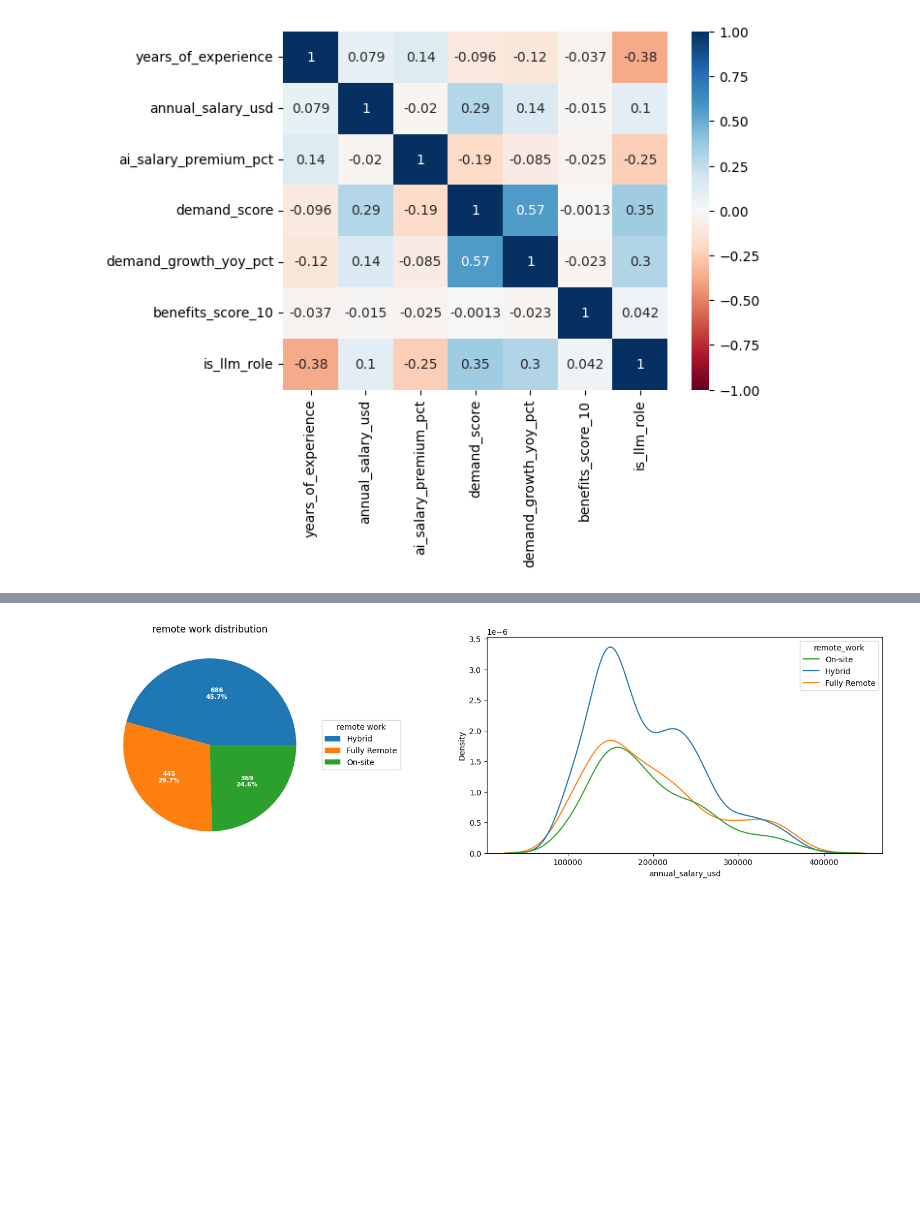
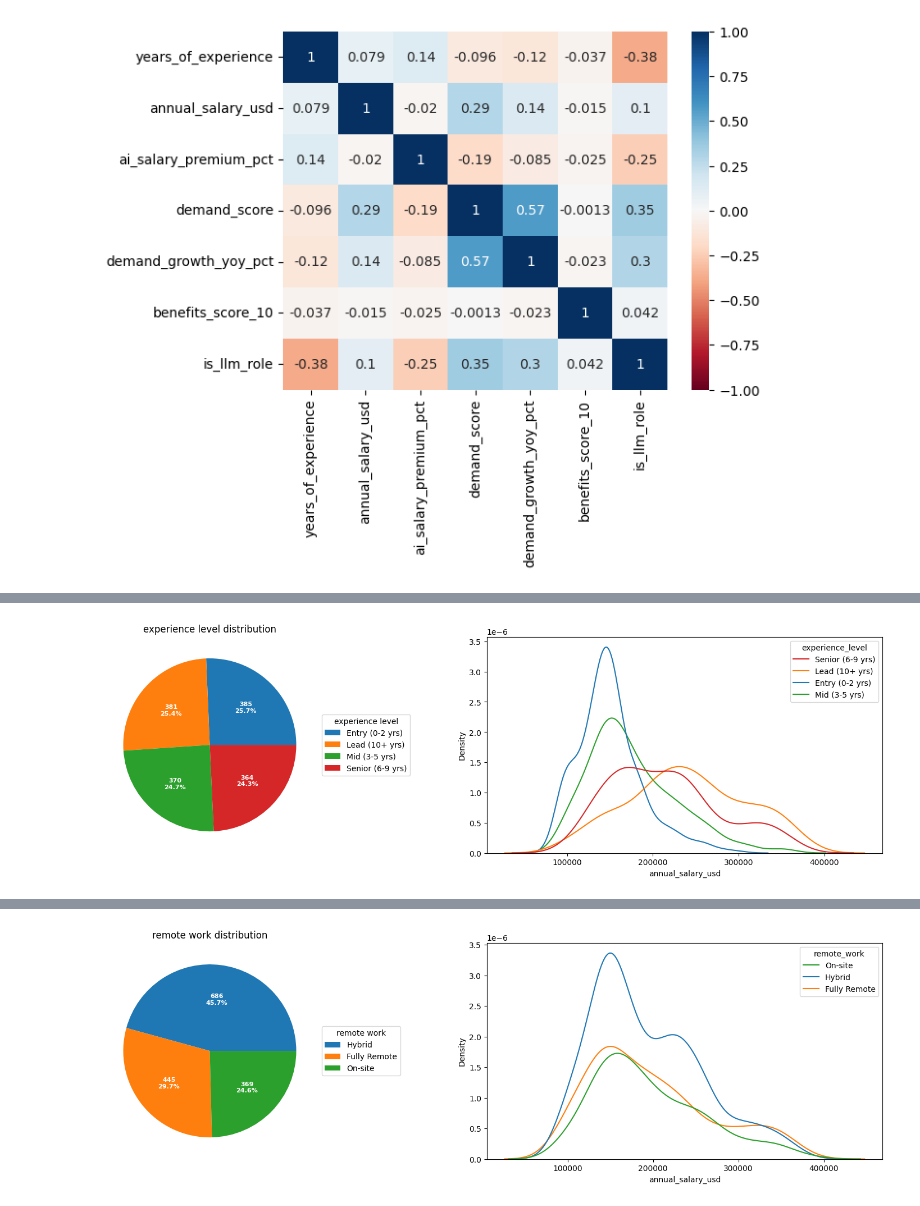
Before and after one commit to LucasDSF7/Data-Analysis-Puc-Rio, a Jupyter notebook: mvp/ia_jobs_market.ipynb, the cells around one changed output, grey strips where cells are left out. Saved outputs shown, nothing was run; the diff lists cells and outputs as text; code cells hidden in the pictures; blank space fills up the shorter version.

```diff
--- a/mvp/ia_jobs_market.ipynb
+++ b/mvp/ia_jobs_market.ipynb
@@ -352,11 +367,11 @@ def categoric_feature_pie_density_plot(df: pd.DataFrame, label: str) -> None:
     Create a pie plot following https://matplotlib.org/stable/gallery/pie_and_polar_charts/pie_and_donut_labels.html.
      And a density plot using seaborn with hue=feature.
     '''
-    vcmap = plt.get_cmap('tab10', 10)
+    cmap = plt.get_cmap('tab10', 10)
     sr = df[label]
     group_by = sr.value_counts()
     data, labels = group_by.values.tolist(), group_by.index.to_list()
-    color_map = {label: vcmap(i) for i, label in enumerate(labels)}
+    color_map = {label: cmap(i) for i, label in enumerate(labels)}
     color_order = [color_map[label] for label in labels]
 
     fig, ax = plt.subplots(1, 2, figsize=(20, 5))
@@ -371,0 +409,4 @@ def categoric_feature_pie_density_plot(df: pd.DataFrame, label: str) -> None:
+# %%
+categoric_feature_pie_density_plot(df_copy, 'experience_level')
+# %% [output]
+[figure, added]
```
Also changed, not shown: parts of 17 cells of this notebook, 1 other file.
